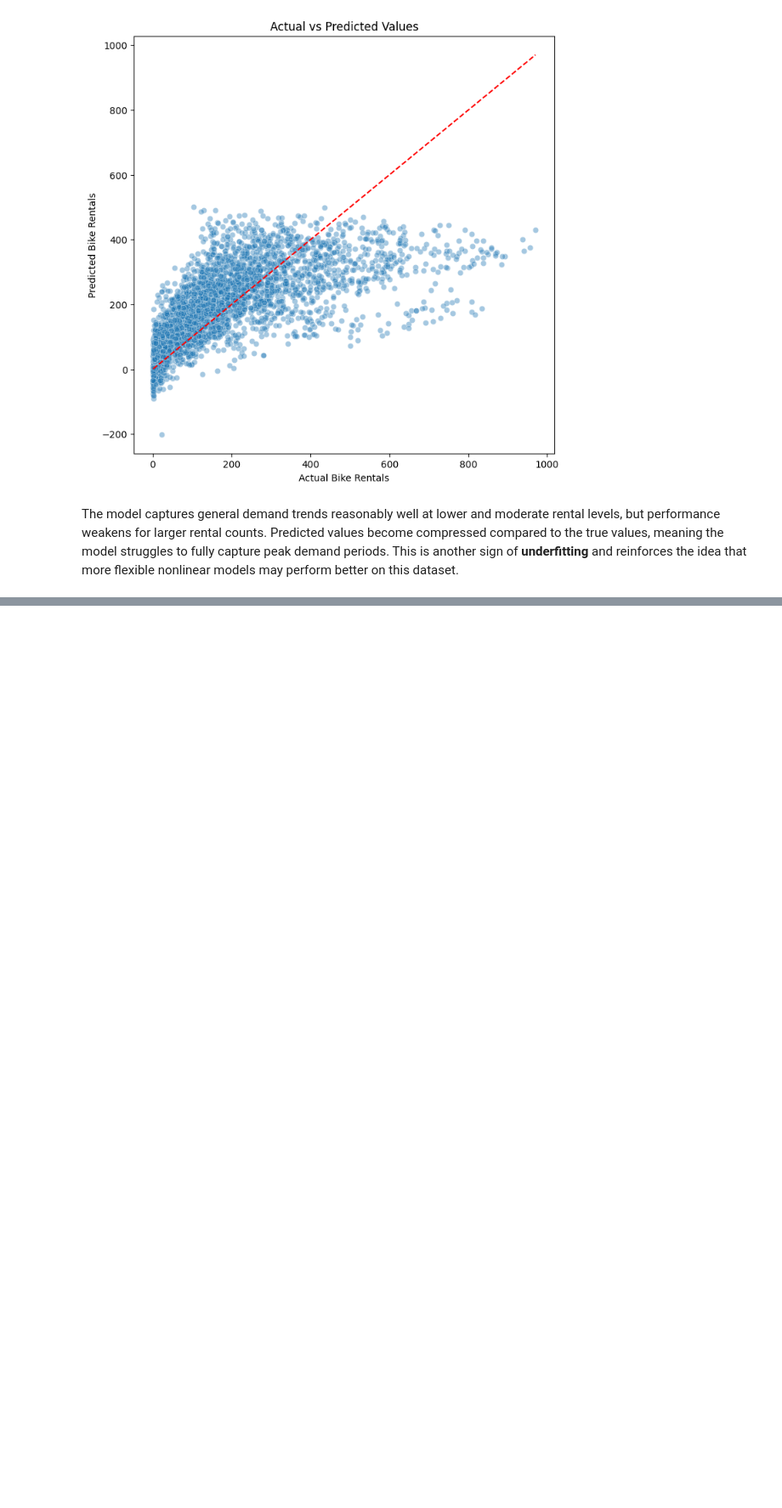
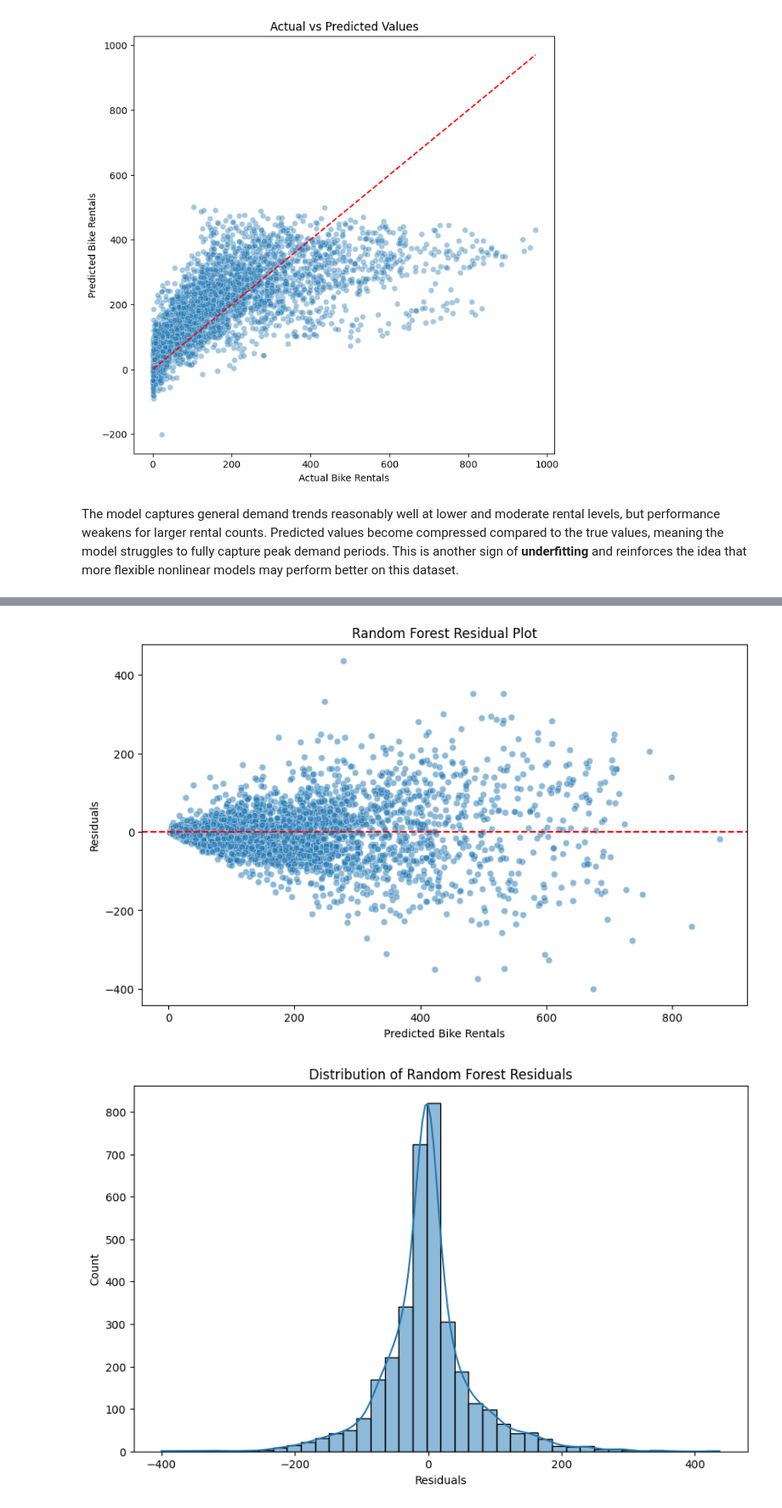
Before and after one commit to neerapatel5/ML-fundamentals-2026, a Jupyter notebook: Assignment_2_Neera_Patel.ipynb, the cells around one changed output, grey strips where cells are left out. Shown at 85% size. Drawn from its saved outputs; the diff is of its cells as text; code cells hidden in the pictures; blank space fills up the shorter version.

Commit message:
Train Random Forest

```diff
--- a/Assignment_2_Neera_Patel.ipynb
+++ b/Assignment_2_Neera_Patel.ipynb
@@ -624,0 +628,9 @@ The feature engineering choices in this section matter more for LR than they lik
+# %%
+## train model
+rf_model = RandomForestRegressor(
+    n_estimators=100,
+    random_state=42,
+    n_jobs=-1
+)
+
+rf_model.fit(X_train_processed, y_train)
@@ -624,0 +639,4 @@ The feature engineering choices in this section matter more for LR than they lik
+# %%
+## predict
+rf_train_pred = rf_model.predict(X_train_processed)
+rf_val_pred = rf_model.predict(X_val_processed)
@@ -624,0 +697,37 @@ The feature engineering choices in this section matter more for LR than they lik
+# %%
+rf_residuals = y_val - rf_val_pred
+# %%
+plt.figure(figsize=(10,6))
+
+sns.scatterplot(
+    x=rf_val_pred,
+    y=rf_residuals,
+    alpha=0.5
+)
+
+plt.axhline(
+    y=0,
+    color="red",
+    linestyle="--"
+)
+
+plt.xlabel("Predicted Bike Rentals")
+plt.ylabel("Residuals")
+plt.title("Random Forest Residual Plot")
+plt.show()
+
+plt.figure(figsize=(10,6))
+
+sns.histplot(
+    rf_residuals,
+    bins=40,
+    kde=True
+)
+
+plt.xlabel("Residuals")
+plt.title("Distribution of Random Forest Residuals")
+
+plt.show()
+# %% [output]
+[figure, added]
+[figure, added]
```
Also changed, not shown: parts of 14 cells of this notebook.
